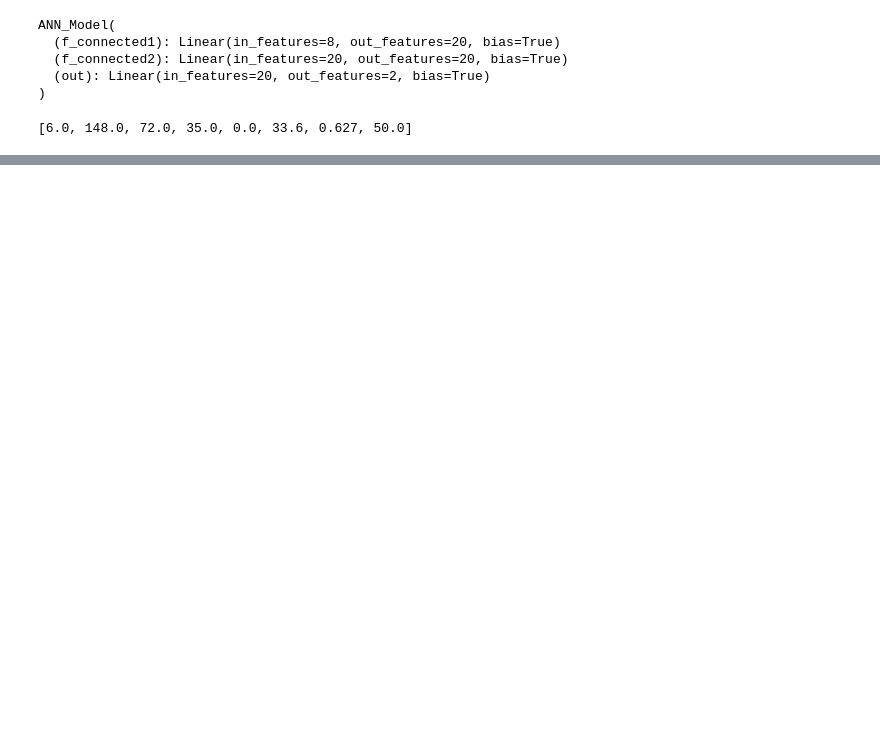
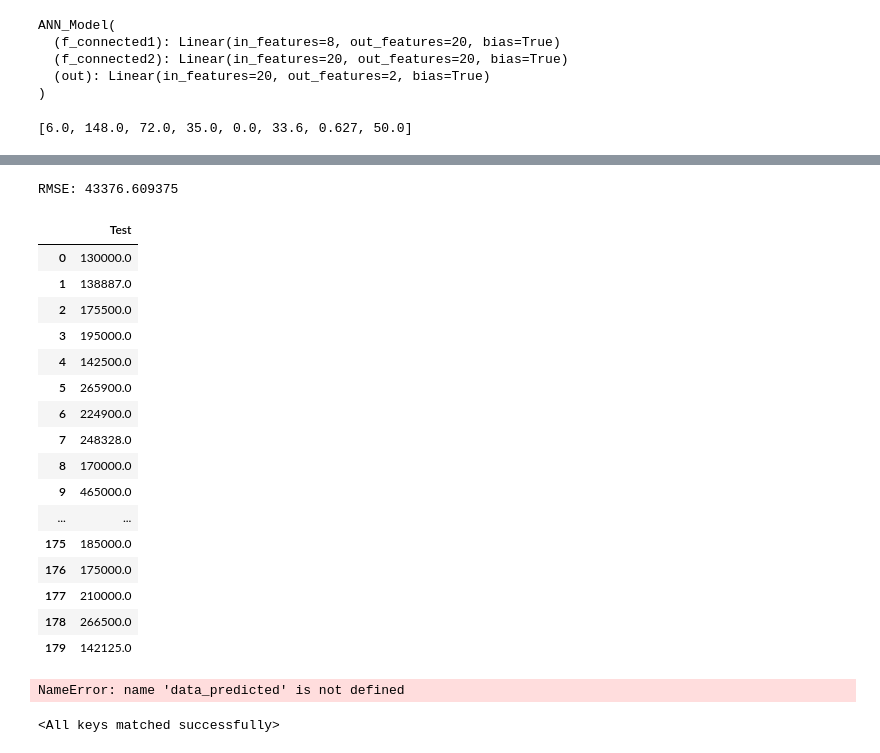
Before and after one commit to RushabhShahPrograms/Pytorch_tuts, a Jupyter notebook: PyTorch_Tuts_krish.ipynb, the cells around one changed output, grey strips where cells are left out. Drawn from its saved outputs; the diff is of its cells as text; code cells hidden in the pictures; blank space fills up the shorter version.

```diff
--- a/PyTorch_Tuts_krish.ipynb
+++ b/PyTorch_Tuts_krish.ipynb
@@ -371,0 +538,3 @@ tensor([-0.6746,  0.2896])
+# %%
+y = torch.tensor(df['SalePrice'].values,dtype=torch.float).reshape(-1,1)
+y
@@ -371,0 +620,5 @@ tensor([-0.6746,  0.2896])
+# %%
+pd.set_option('display.max_rows',500)
+embedding_val = []
+for i,e in enumerate(embed_representation):
+  embedding_val.append(e(cat_features[:,i]))
@@ -371,0 +760,9 @@ tensor([-0.6746,  0.2896])
+# %%
+batch_size=1200
+test_size=int(batch_size*0.15)
+train_categorical=cat_features[:batch_size-test_size]
+test_categorical=cat_features[batch_size-test_size:batch_size]
+train_cont=cont_values[:batch_size-test_size]
+test_cont=cont_values[batch_size-test_size:batch_size]
+y_train=y[:batch_size-test_size]
+y_test=y[batch_size-test_size:batch_size]
@@ -371,0 +813,39 @@ tensor([-0.6746,  0.2896])
+# %%
+
+#### Validate the Test Data
+y_pred=""
+with torch.no_grad():
+    y_pred=model(test_categorical,test_cont)
+    loss=torch.sqrt(loss_function(y_pred,y_test))
+print('RMSE: {}'.format(loss))
+# %% [output]
+RMSE: 43376.609375
+# %%
+
+data_verify=pd.DataFrame(y_test.tolist(),columns=["Test"])
+# %%
+data_verify
+# %% [output]
+|  | Test |
+| 0 | 130000.0 |
+| 1 | 138887.0 |
+| 2 | 175500.0 |
+| 3 | 195000.0 |
+| 4 | 142500.0 |
+| 5 | 265900.0 |
+| 6 | 224900.0 |
+| 7 | 248328.0 |
+| 8 | 170000.0 |
+| 9 | 465000.0 |
+| ... | ... |
+| 175 | 185000.0 |
+| 176 | 175000.0 |
+| 177 | 210000.0 |
+| 178 | 266500.0 |
+| 179 | 142125.0 |
+# %%
+final_output=pd.concat([data_verify,data_predicted],axis=1)
+final_output['Difference']=final_output['Test']-final_output['Prediction']
+final_output.head()
+# %% [output]
+NameError: name 'data_predicted' is not defined
@@ -371,0 +864,5 @@ tensor([-0.6746,  0.2896])
+# %%
+
+model1.load_state_dict(torch.load('HouseWeights.pt'))
+# %% [output]
+<All keys matched successfully>
```
Also changed, not shown: parts of 60 cells of this notebook.
